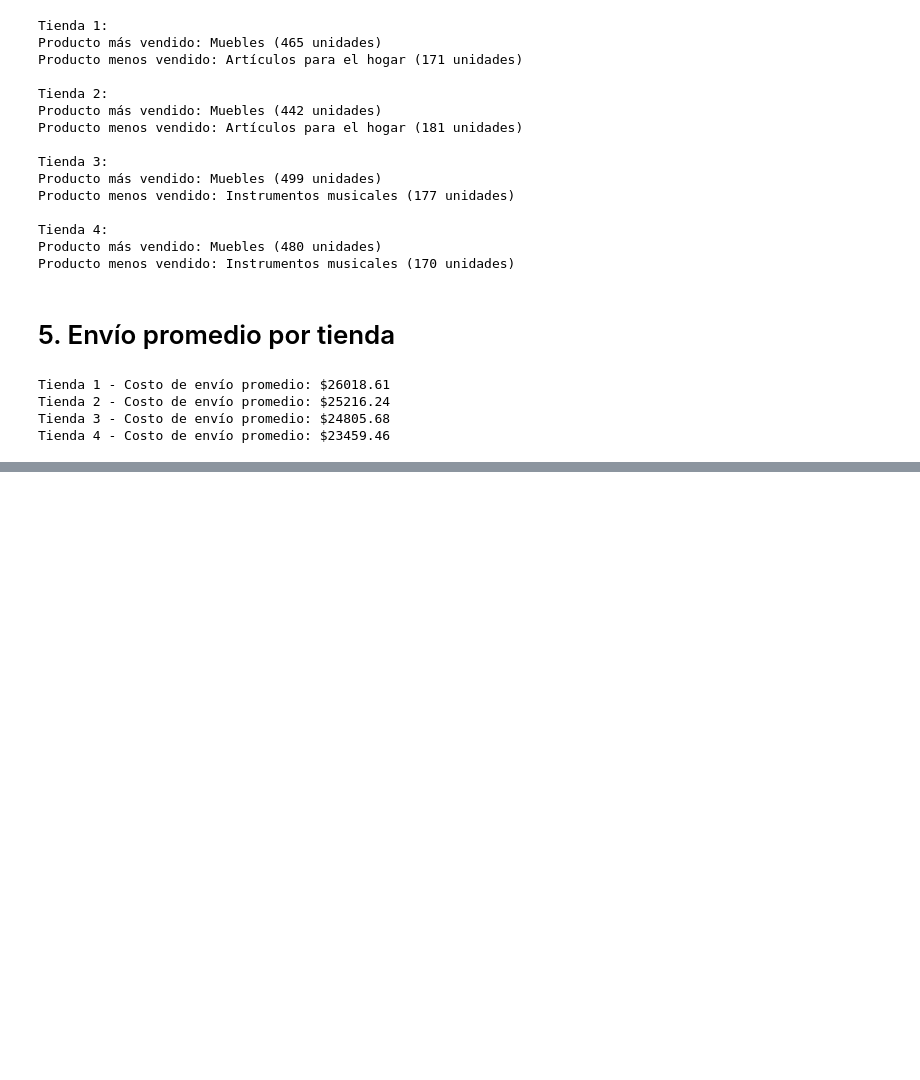
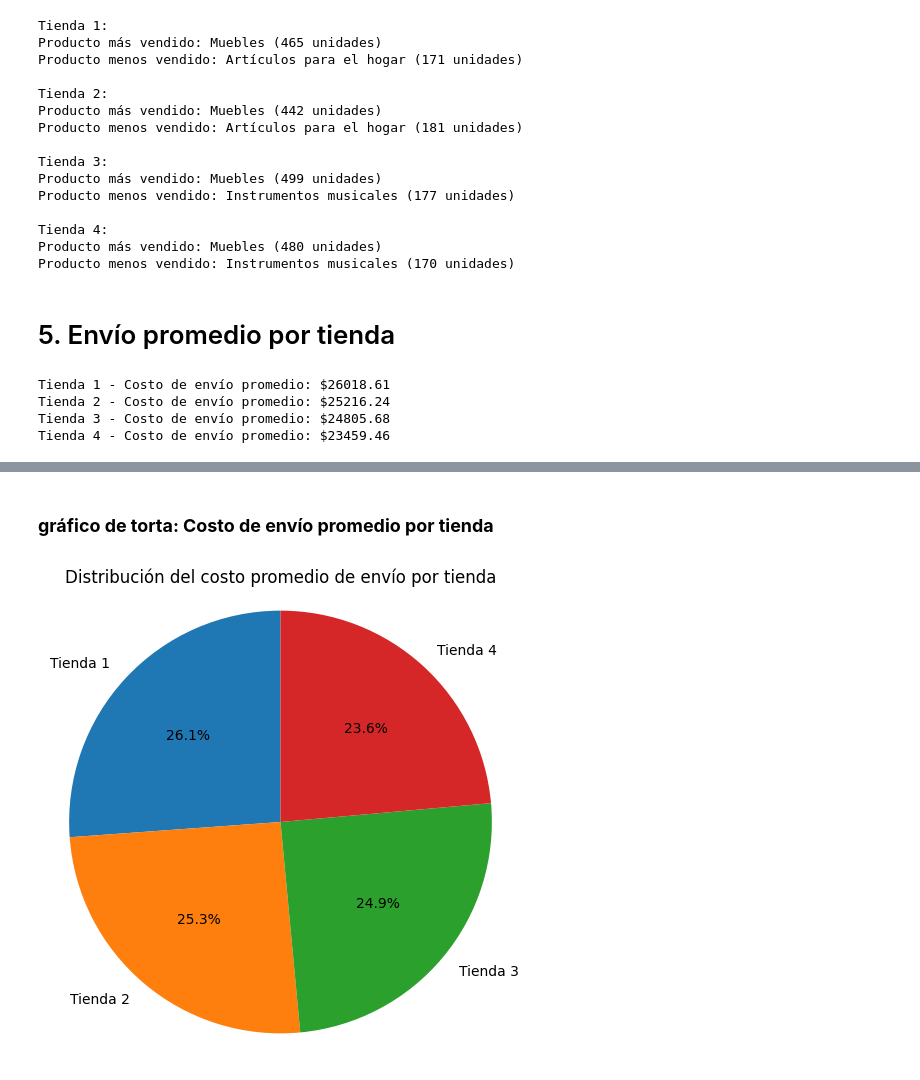
Before and after one commit to Codingencryptedcode/alura-Store-data-science, a Jupyter notebook: AluraStoreLatam.ipynb, the cells around one changed output, grey strips where cells are left out. Drawn from its saved outputs; the diff is of its cells as text; code cells hidden in the pictures; blank space fills up the shorter version.

```diff
--- a/AluraStoreLatam.ipynb
+++ b/AluraStoreLatam.ipynb
@@ -163,0 +193,15 @@ Tienda 4 - Costo de envío promedio: $23459.46
+# %% [markdown]
+### **gráfico de torta: Costo de envío promedio por tienda**
+# %%
+plt.figure(figsize=(6,6))
+plt.pie(
+    Costo_envio_prom_tienda.values(),
+    labels=Costo_envio_prom_tienda.keys(),
+    autopct='%1.1f%%',
+    startangle=90
+)
+plt.title("Distribución del costo promedio de envío por tienda")
+plt.axis('equal')
+plt.show()
+# %% [output]
+[figure, added]
```
Also changed, not shown: parts of 6 cells of this notebook, 1 other file.
